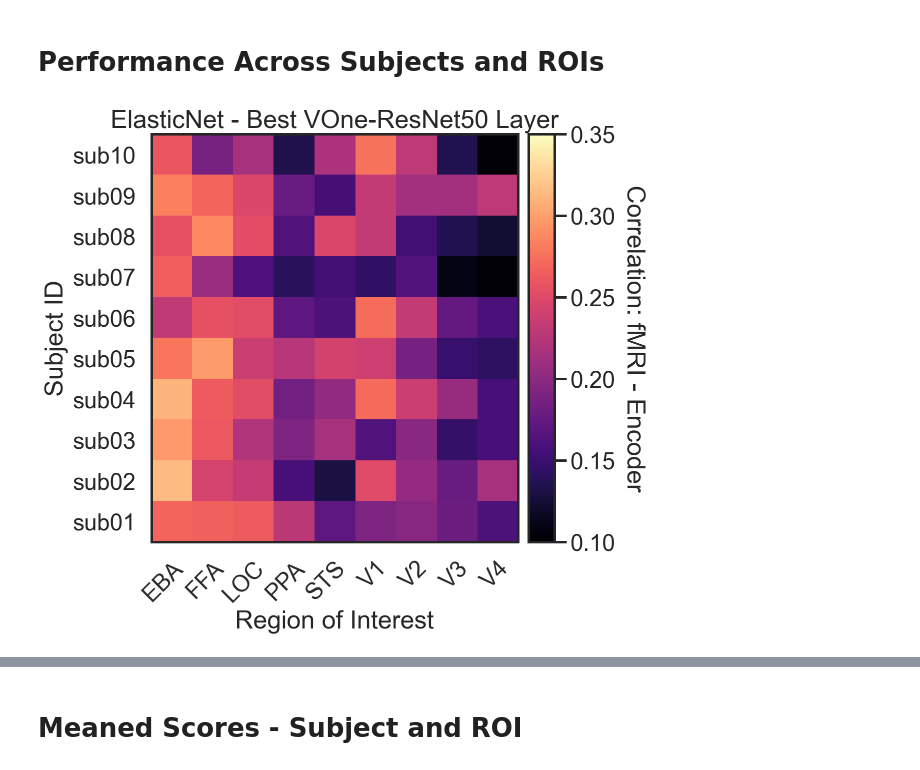
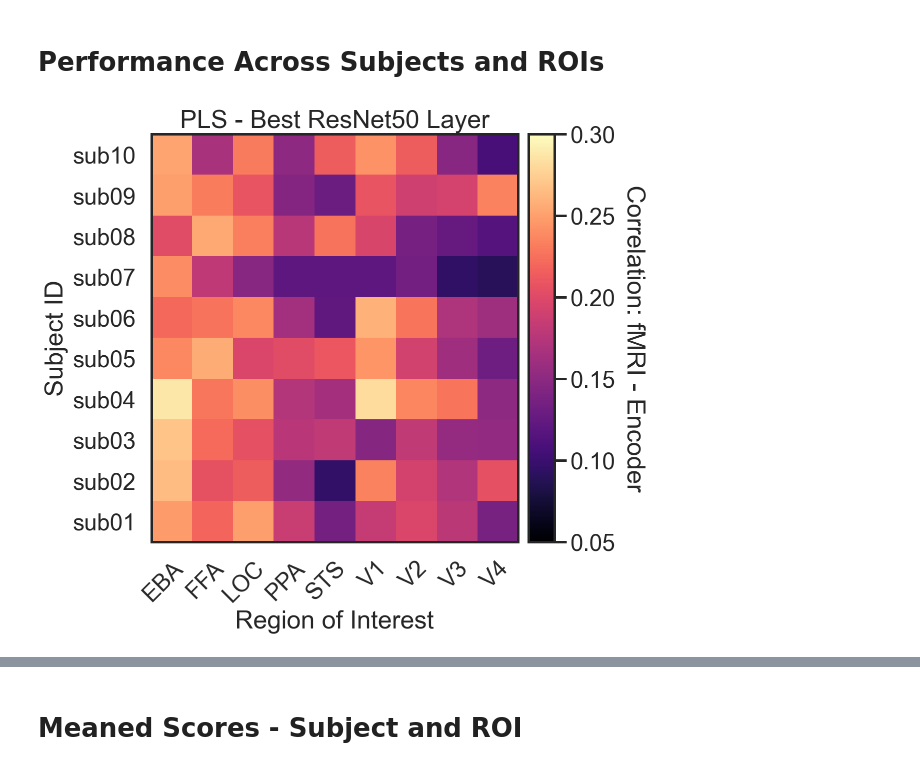
Before and after one commit to RobertTLange/algonauts-2021, a Jupyter notebook: notebooks/inspect_experiments.ipynb, the cells around one changed output, grey strips where cells are left out. Saved outputs shown, nothing was run; the diff lists cells and outputs as text; code cells hidden in the pictures.

```diff
--- a/notebooks/inspect_experiments.ipynb
+++ b/notebooks/inspect_experiments.ipynb
@@ -46,8 +46,9 @@ num_layers = 5
 #experiment_dir = "../data/experiments/roi/elastic_250_efficientnet_b3_b50"
 #experiment_dir = "../data/experiments/wb/elastic_250_efficientnet_b3_b30"
 
-experiment_dir = "../data/experiments/roi/elastic_250_vgg_bo_50"
+#experiment_dir = "../data/experiments/roi/elastic_250_vgg_bo_50"
 #experiment_dir = "../data/experiments/wb/elastic_250_efficientnet_b3_b30"
+experiment_dir = "../data/experiments/roi/pls_resnet50_bo_25"
 
 meta_log, hyper_log = load_result_logs(experiment_dir)
 # %%
@@ -63,6 +64,6 @@ plot_bo_scores(meta_log, "b_1_eval_0", subject_id="sub_01", roi_type="LOC", num_
 # %% [markdown]
 # Performance Across Subjects and ROIs
 # %%
-plot_roi_subject_grid(hyper_log, title="ElasticNet - Best VOne-ResNet50 Layer")
+plot_roi_subject_grid(hyper_log, title="PLS - Best ResNet50 Layer")
 # %% [output]
-[figure, old version]
+[figure, new version]
```
Also changed, not shown: parts of 7 cells of this notebook, 9 other files.
